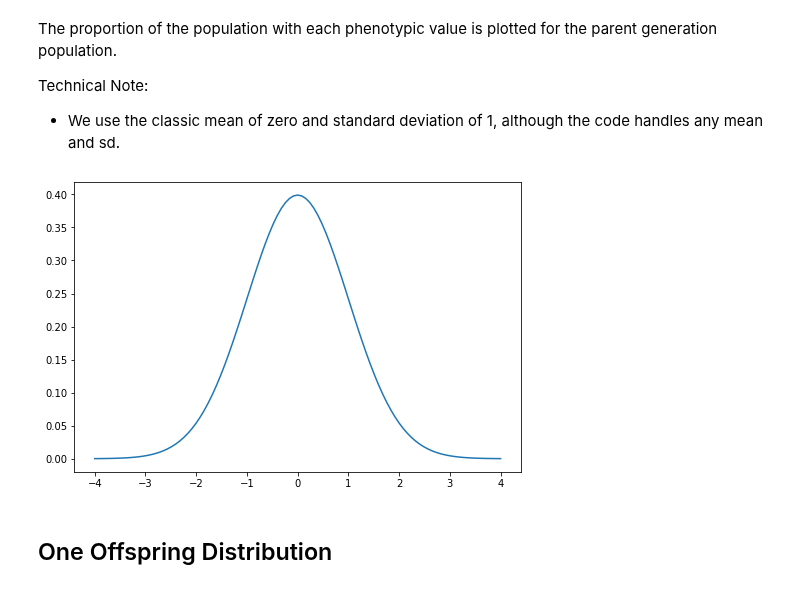
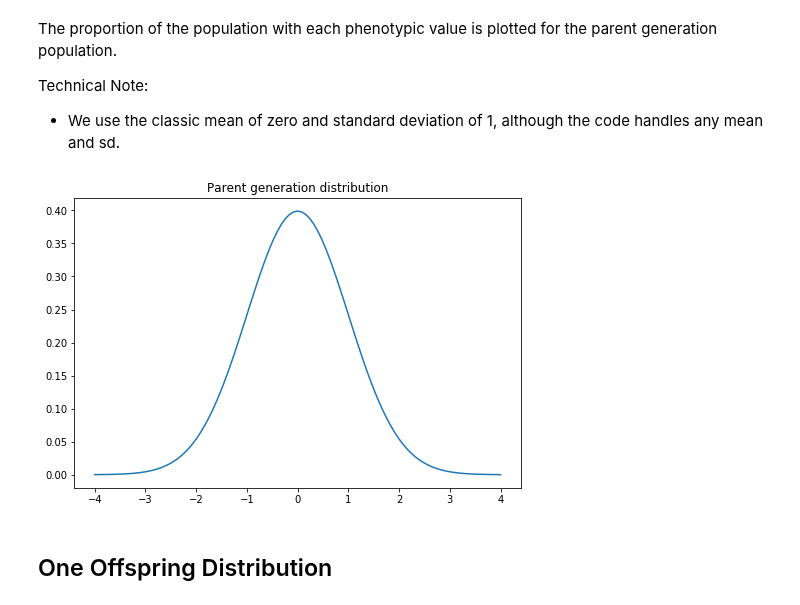
Before and after one commit to jessebmurray/polygenic, a Jupyter notebook: tree_project_explainer.ipynb, the cells around one changed output. Drawn from its saved outputs; the diff is of its cells as text; code cells hidden in the pictures.

Commit message:
with tree_functions

```diff
--- a/tree_project_explainer.ipynb
+++ b/tree_project_explainer.ipynb
@@ -185,13 +186,15 @@ The proportion of the population with each phenotypic value is plotted for the p
 Technical Note:
 - We use the classic mean of zero and standard deviation of 1, although the code handles any mean and sd.
 # %%
-n_iterations = 100  # Make n_iterations small for demonstration purposes
-parent_distribution_dem = tree.normal_distribution(n_iterations, z_range, mean_gen, sd_gen)
+n_iterations_dem = 100  # Make n_iterations small for demonstration purposes
+parent_distribution_dem = tree.normal_distribution(n_iterations_dem, z_range, mean_gen, sd_gen)
 parent_distribution = tree.normal_distribution(number_of_iterations, z_range, mean_gen, sd_gen)
 plt.figure(figsize=fig_size1)
+plt.title('Parent generation distribution')
 tree.plot_distribution(parent_distribution_dem, label='parent population')
+plt.savefig('images/hi.png')
 # %% [output]
-[figure, old version]
+[figure, new version]
 # %% [markdown]
 ## One Offspring Distribution
 # %% [markdown]
```
Also changed, not shown: parts of 14 cells of this notebook.
